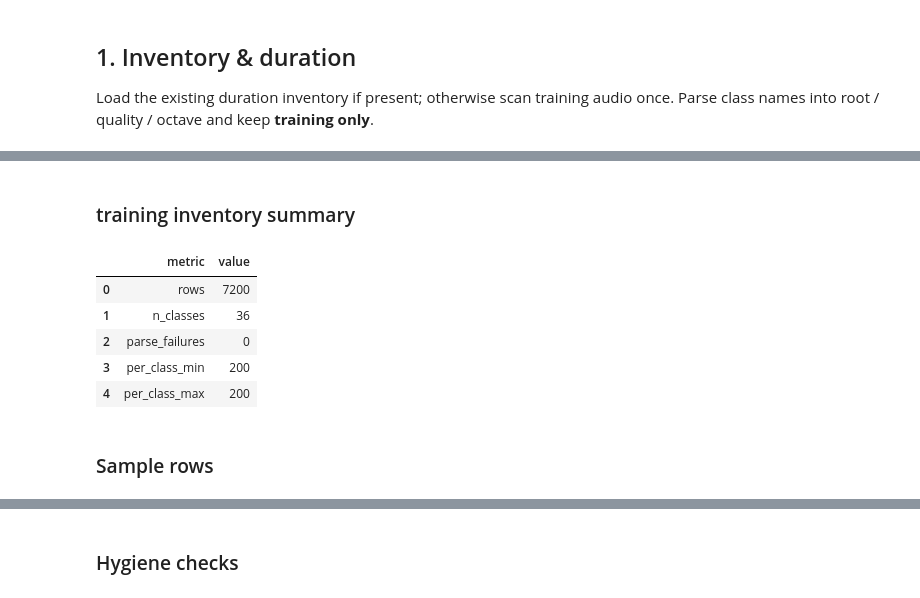
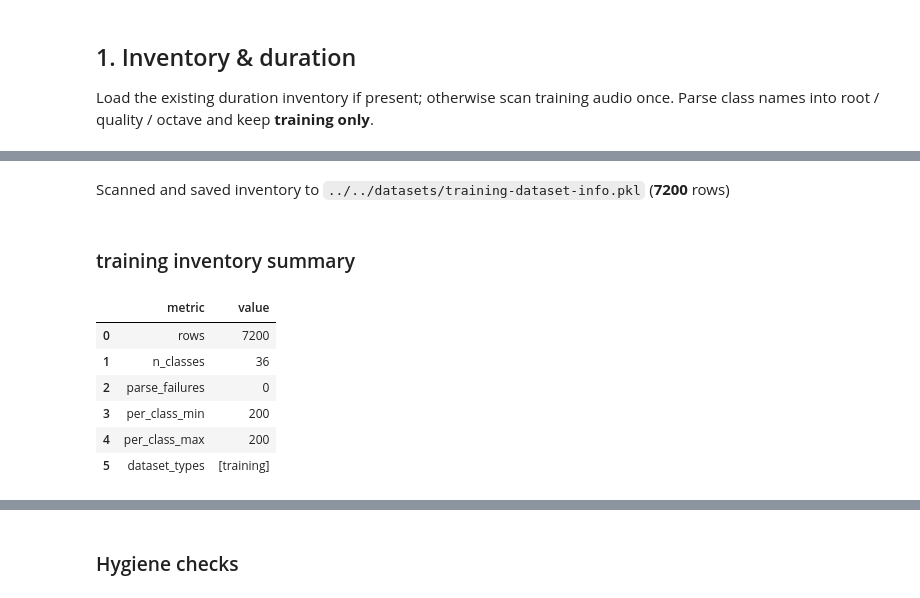
Before and after one commit to sglkc/chord-detector, a Jupyter notebook: training/notebooks/training/dataset-info.ipynb, the cells around one changed output, grey strips where cells are left out. Saved outputs shown, nothing was run; the diff lists cells and outputs as text; code cells hidden in the pictures.

```diff
--- a/training/notebooks/training/dataset-info.ipynb
+++ b/training/notebooks/training/dataset-info.ipynb
@@ -85,16 +85,21 @@ Load the existing duration inventory if present; otherwise scan training audio o
 Parse class names into root / quality / octave and keep **training only**.
 # %%
 def scan_dataset_inventory(source_path: str) -> pd.DataFrame:
-    """Walk dataset/{class}/* audio files and record durations."""
+    """Walk dataset/{class}/* audio files (sorted) and record durations."""
     records = []
     dataset_type = path.basename(source_path)
-    for class_name in tqdm(listdir(source_path), desc=f"  {dataset_type}"):
+    for class_name in tqdm(sorted(listdir(source_path)), desc=f"  {dataset_type}"):
         class_path = path.join(source_path, class_name)
         if not path.isdir(class_path):
             continue
-        for audio_file in listdir(class_path):
+        for audio_file in sorted(listdir(class_path)):
             audio_path = path.join(class_path, audio_file)
             if not path.isfile(audio_path):
+                continue
+            # skip non-audio keepers
+            if audio_file.startswith(".") or not audio_file.lower().endswith(
+                (".ogg", ".wav", ".flac", ".mp3")
+            ):
                 continue
             try:
                 duration = librosa.get_duration(path=audio_path)
@@ -109,6 +114,41 @@ def scan_dataset_inventory(source_path: str) -> pd.DataFrame:
             except Exception as e:
                 display(Markdown(f"**WARN** Could not read `{audio_path}`: {e}"))
     return pd.DataFrame(records)
+
+
+def list_audio_keys(source_path: str) -> set:
+    """Set of class/filename keys currently on disk (sorted walk, audio only)."""
+    keys = set()
+    for class_name in sorted(listdir(source_path)):
+        class_path = path.join(source_path, class_name)
+        if not path.isdir(class_path):
+            continue
+        for audio_file in sorted(listdir(class_path)):
+            if audio_file.startswith("."):
+                continue
+            if not audio_file.lower().endswith((".ogg", ".wav", ".flac", ".mp3")):
+                continue
+            if path.isfile(path.join(class_path, audio_file)):
+                keys.add(f"{class_name}/{audio_file}")
+    return keys
+
+
+def inventory_is_current(inventory: pd.DataFrame, source_path: str, dataset_name: str) -> bool:
+    """True only if inventory is a clean, single-dataset mirror of disk."""
+    if inventory is None or len(inventory) == 0:
+        return False
+    required = {"dataset_type", "class_name", "filename", "duration_s"}
+    if not required.issubset(set(inventory.columns)):
+        return False
+    # Must not mix other dataset_types (e.g. legacy evaluation rows)
+    types = set(inventory["dataset_type"].astype(str).unique())
+    if types != {dataset_name}:
+        return False
+    disk_keys = list_audio_keys(source_path)
+    inv_keys = set(
+        inventory["class_name"].astype(str) + "/" + inventory["filename"].astype(str)
+    )
+    return disk_keys == inv_keys
 
 
 def parse_class_name(name: str) -> pd.Series:
@@ -129,7 +169,6 @@ inventory = None
 if path.exists(INVENTORY_PATH):
     try:
         inventory = pd.read_pickle(INVENTORY_PATH)
-        display(Markdown(f"Loaded inventory from `{INVENTORY_PATH}` (**{len(inventory)}** rows)"))
     except Exception as e:
         display(Markdown(
             f"**WARN** Could not load inventory `{INVENTORY_PATH}` "
@@ -137,20 +176,25 @@ if path.exists(INVENTORY_PATH):
         ))
         inventory = None
 
-if inventory is None:
+if inventory is not None and inventory_is_current(inventory, DATASET_DIR, DATASET):
+    display(Markdown(
+        f"Loaded current inventory from `{INVENTORY_PATH}` (**{len(inventory)}** rows)"
+    ))
+else:
+    if inventory is not None:
+        display(Markdown(
+            f"**WARN** Inventory at `{INVENTORY_PATH}` is stale or non-standard "
+            f"(rows={len(inventory)}, types={sorted(inventory['dataset_type'].astype(str).unique()) if 'dataset_type' in inventory.columns else 'n/a'}). "
+            f"Rescanning `{DATASET_DIR}` for reproducibility."
+        ))
     inventory = scan_dataset_inventory(DATASET_DIR)
     inventory.to_pickle(INVENTORY_PATH)
-    display(Markdown(f"Scanned and saved inventory to `{INVENTORY_PATH}` (**{len(inventory)}** rows)"))
+    display(Markdown(
+        f"Scanned and saved inventory to `{INVENTORY_PATH}` (**{len(inventory)}** rows)"
+    ))
 
-# Keep rows for this dataset only
-df = inventory[inventory["dataset_type"] == DATASET].reset_index(drop=True)
-if len(df) == 0:
-    # Old inventories used split names; fall back to full table if paths still match
-    display(Markdown(
-        f"**WARN** No rows with dataset_type==`{DATASET}`; using full inventory "
-        f"({len(inventory)} rows) and rebuilding audio paths."
-    ))
-    df = inventory.reset_index(drop=True)
+# Single-dataset inventory after validation: all rows belong to DATASET
+df = inventory.reset_index(drop=True)
 meta = df["class_name"].apply(parse_class_name)
 df = pd.concat([df, meta], axis=1)
 df["file_idx"] = df["filename"].map(file_index)
@@ -164,6 +208,7 @@ summary = pd.DataFrame([
     {"metric": "parse_failures", "value": int(df["root"].isna().sum())},
     {"metric": "per_class_min", "value": int(df.groupby("class_name").size().min()) if len(df) else 0},
     {"metric": "per_class_max", "value": int(df.groupby("class_name").size().max()) if len(df) else 0},
+    {"metric": "dataset_types", "value": sorted(df["dataset_type"].astype(str).unique())},
 ])
 display(Markdown(f"### {DATASET} inventory summary"))
 display(summary)
@@ -174,8 +219,9 @@ Loaded inventory from `../../datasets/training-dataset-info.pkl` (**10800** rows
-### training inventory summary
+Scanned and saved inventory to `../../datasets/training-dataset-info.pkl` (**7200** rows)
+### training inventory summary
 |  | metric | value |
 | 0 | rows | 7200 |
 | 1 | n_classes | 36 |
 | 2 | parse_failures | 0 |
 | 3 | per_class_min | 200 |
 | 4 | per_class_max | 200 |
+| 5 | dataset_types | [training] |
-### Sample rows
```
Also changed, not shown: parts of 4 cells of this notebook, 2 other files.
